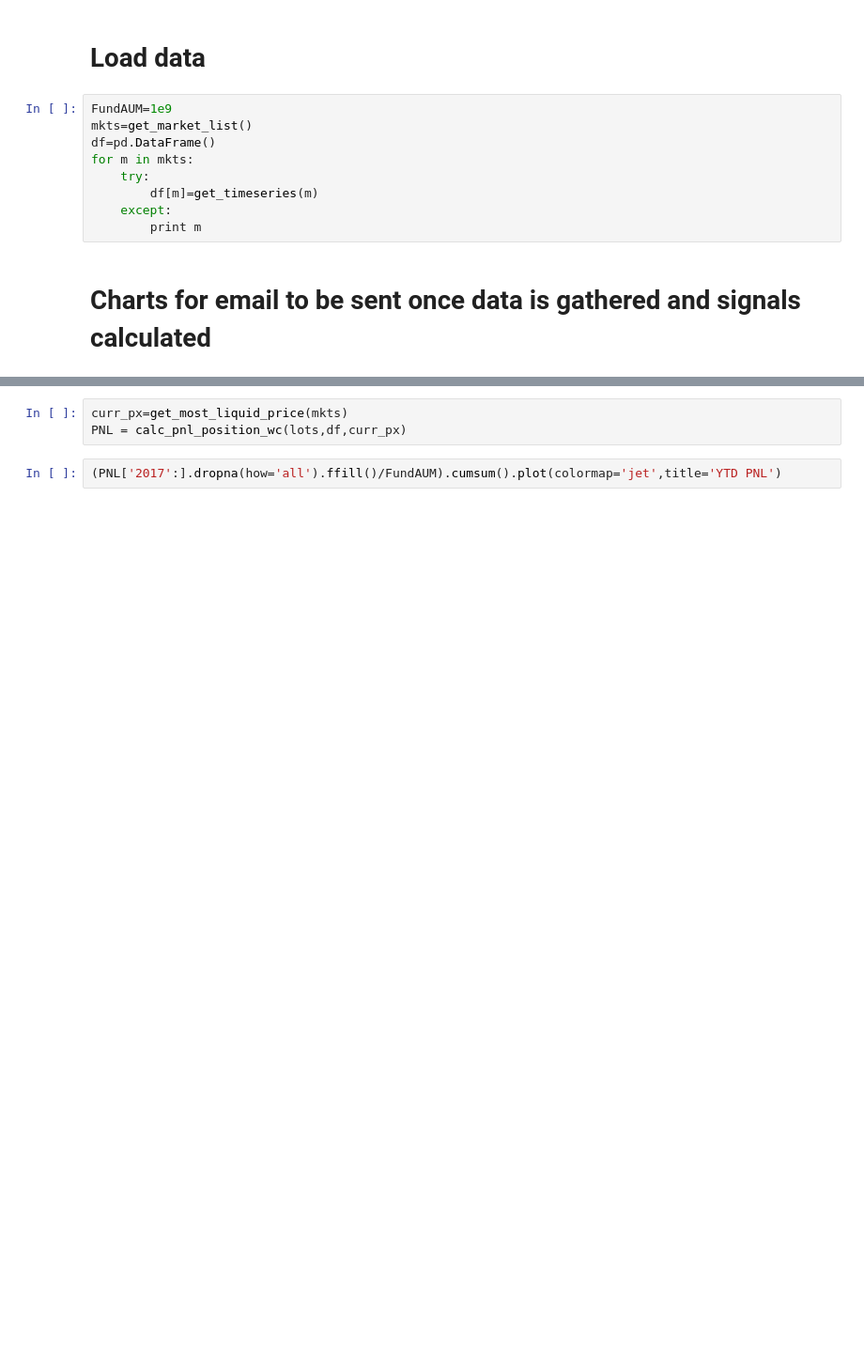
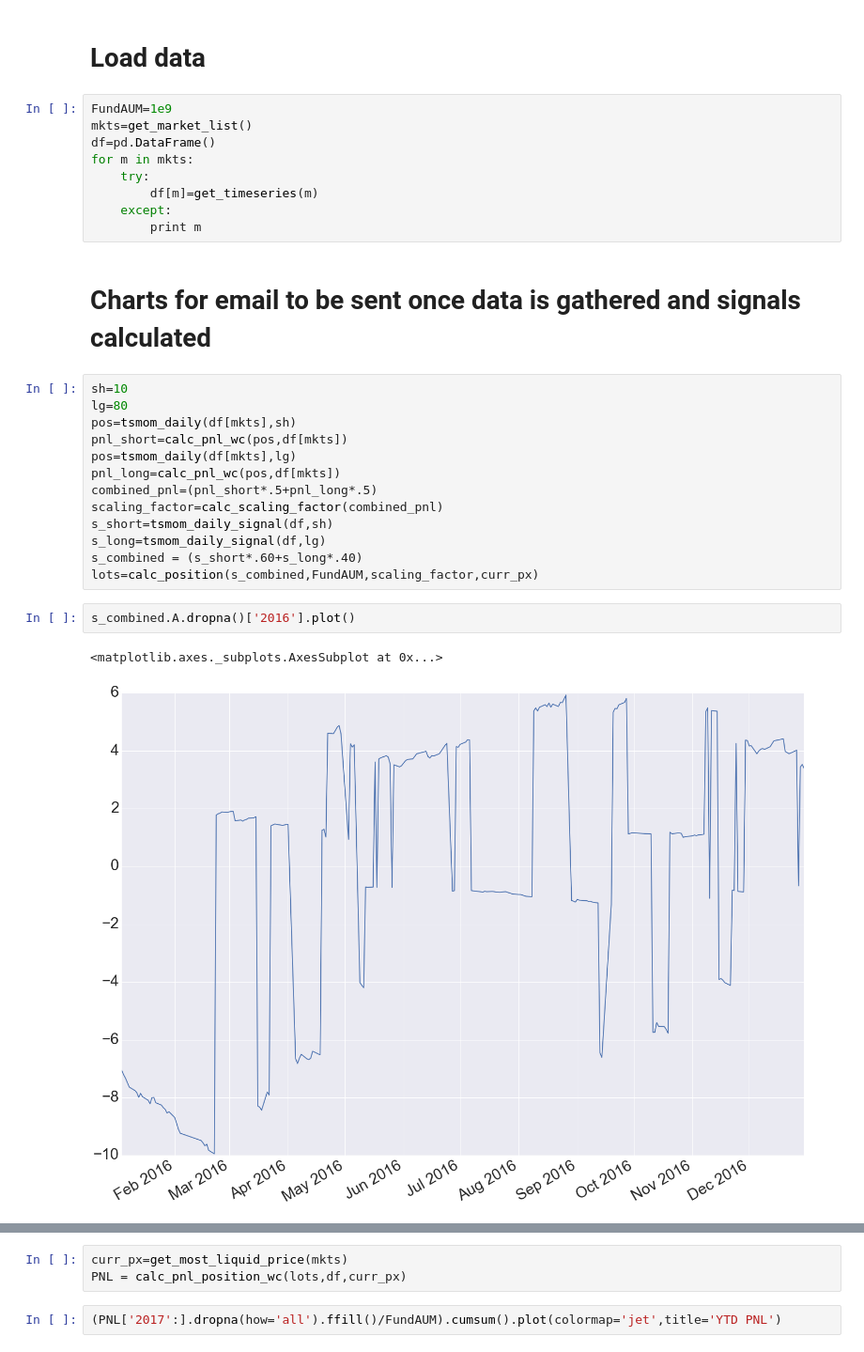
Before and after one commit to mrefermat/Project_C, a Jupyter notebook: Email to be sent out with charts.ipynb, the cells around one changed output, grey strips where cells are left out. Shown at 94% size. Drawn from its saved outputs; the diff is of its cells as text; blank space fills up the shorter version.

```diff
--- a/Email to be sent out with charts.ipynb
+++ b/Email to be sent out with charts.ipynb
@@ -28,3 +27,21 @@ for m in mkts:
         print m
 # %% [markdown]
 # Charts for email to be sent once data is gathered and signals calculated
+# %%
+sh=10
+lg=80
+pos=tsmom_daily(df[mkts],sh)
+pnl_short=calc_pnl_wc(pos,df[mkts])
+pos=tsmom_daily(df[mkts],lg)
+pnl_long=calc_pnl_wc(pos,df[mkts])
+combined_pnl=(pnl_short*.5+pnl_long*.5)
+scaling_factor=calc_scaling_factor(combined_pnl)
+s_short=tsmom_daily_signal(df,sh)
+s_long=tsmom_daily_signal(df,lg)
+s_combined = (s_short*.60+s_long*.40)
+lots=calc_position(s_combined,FundAUM,scaling_factor,curr_px)
+# %%
+s_combined.A.dropna()['2016'].plot()
+# %% [output]
+<matplotlib.axes._subplots.AxesSubplot at 0x...>
+[figure, added]
```
Also changed, not shown: parts of 32 cells of this notebook, 7 other files.
